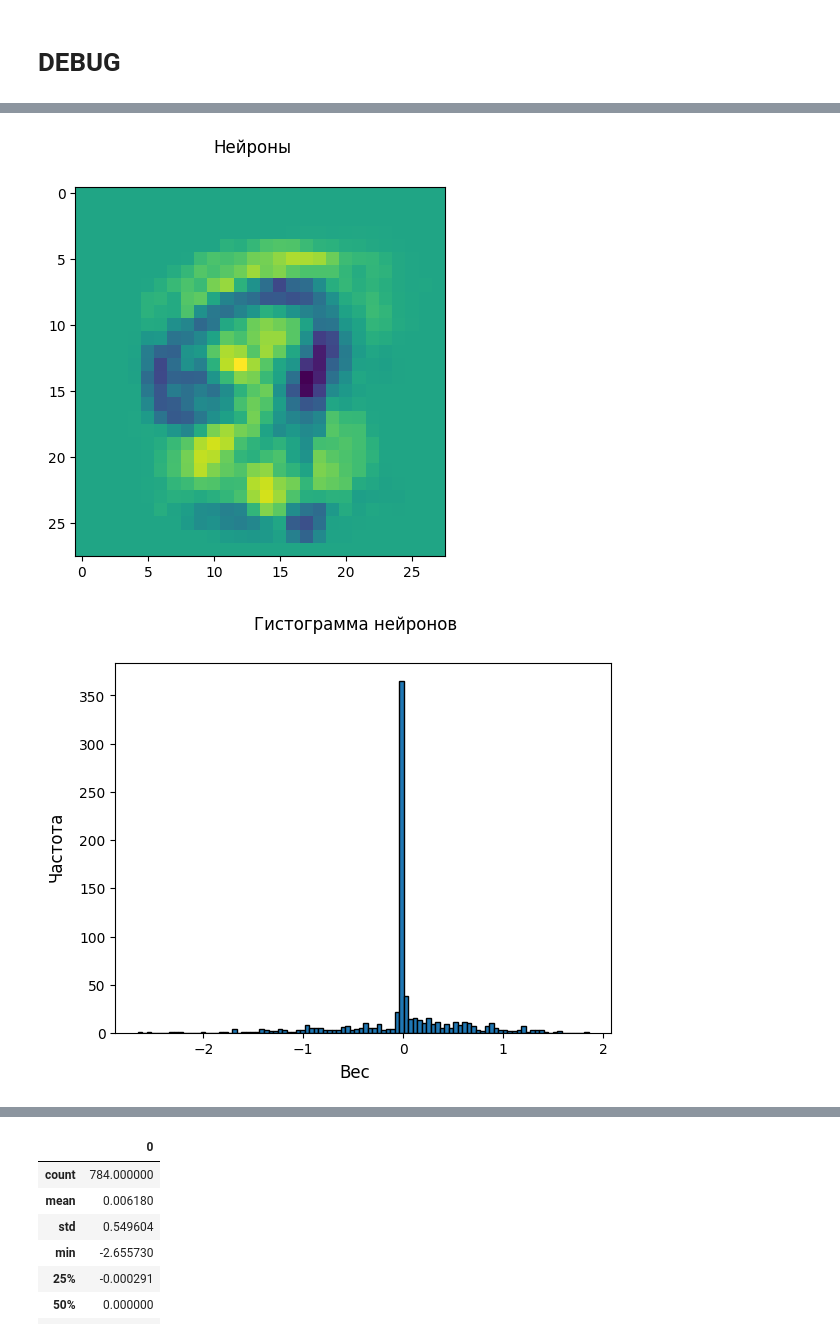
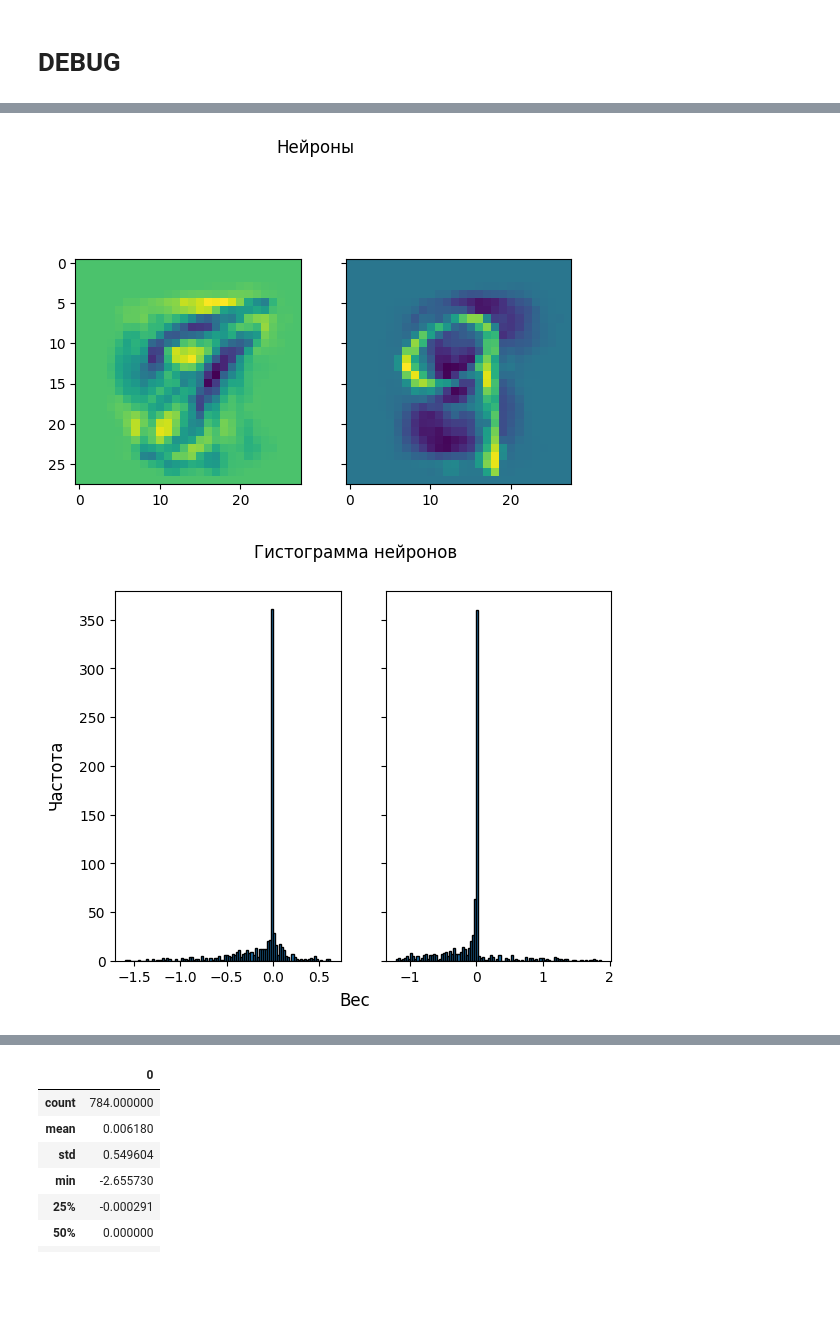
Before and after one commit to AndreyE/micrograd, a Jupyter notebook: mnist.ipynb, the cells around one changed output, grey strips where cells are left out. Drawn from its saved outputs; the diff is of its cells as text; code cells hidden in the pictures; blank space fills up the shorter version.

```diff
--- a/mnist.ipynb
+++ b/mnist.ipynb
@@ -181,8 +181,8 @@ ESAT = 1e-9
 
 MODEL = MLP(
     [
-        Layer([784, 1], 'sbin', _lid=0, init=lambda: 0, _lr=LEARNING_RATE),
-        Layer([1, OUT_DIM], 'sbin', _lid=1, init=lambda: random.choice([-1, 1]), _lr=LEARNING_RATE)
+        Layer([784, OUT_DIM], 'sbin', _lid=0, init=lambda: 0, _lr=LEARNING_RATE),
+        # Layer([1, OUT_DIM], 'sbin', _lid=1, init=lambda: random.choice([-1, 1]), _lr=LEARNING_RATE)
     ],
     train=True
 )
@@ -207,11 +207,10 @@ accuracy = 0.55:
 # %% [markdown]
 # DEBUG
 # %%
-total_loss, scores = LEARNER(i=100, q=1.0)
+total_loss, scores = LEARNER(i=10, q=1.0)
 
 acc = calc_accuracy(scores, Y_oh, OH_DEC)
 print(f'accuracy = {acc}:\n{scores}')
-print(f'params: {[p.data for p in MODEL.layers[1].parameters()]}')
 
 draw_all_neurons(MODEL.layers[0].neurons)
 all_neurons_histo(MODEL.layers[0].neurons)
@@ -236,5 +235,5 @@ params: [2.548312009786545, -2.548312009786545]
-[figure, old version]
+[figure, new version]
-[figure, old version]
+[figure, new version]
 # %%
 all_neurons_histo(MODEL.layers[0].neurons, key=lambda p: p.grad)
 # %% [output]
```
Also changed, not shown: parts of 4 cells of this notebook, 2 other files.
